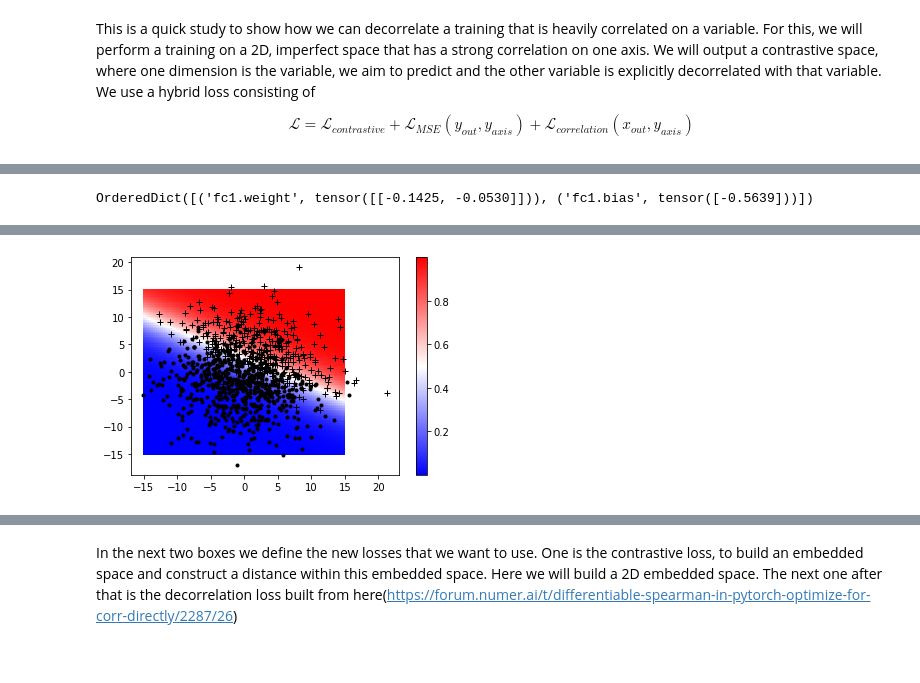
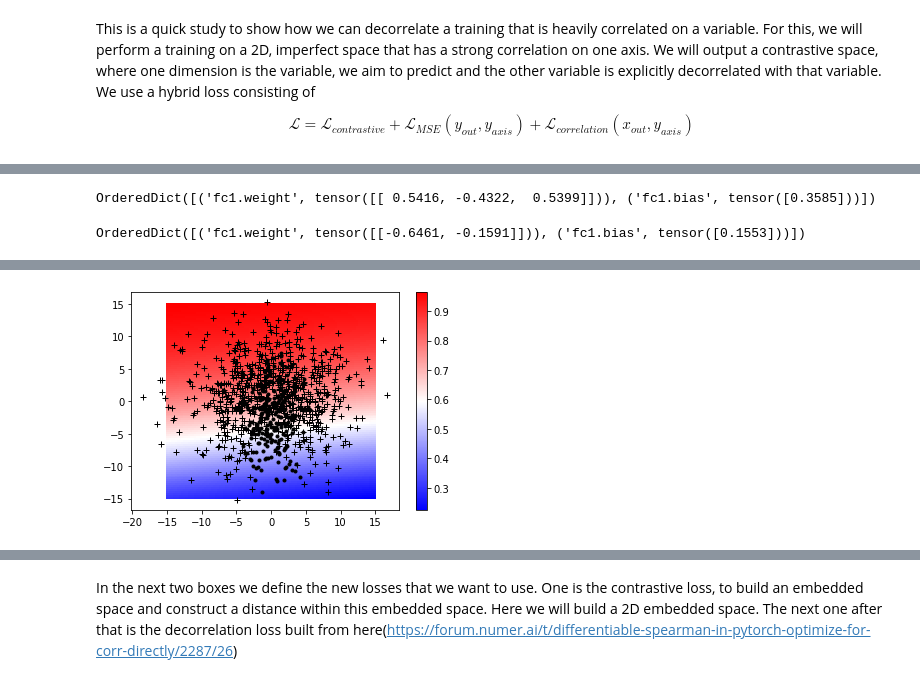
Before and after one commit to jeffkrupa/ContraDecorr, a Jupyter notebook: ContrastiveCorr.ipynb, the cells around one changed output, grey strips where cells are left out. Saved outputs shown, nothing was run; the diff lists cells and outputs as text; code cells hidden in the pictures.

```diff
--- a/ContrastiveCorr.ipynb
+++ b/ContrastiveCorr.ipynb
@@ -11,30 +11,42 @@ npoints=1000
 #define points
 x1 = np.random.normal(0, 5, npoints) #mean, sigma, num_points
 x2 = np.random.normal(0, 5, npoints)
+x3 = np.random.normal(0, 5, npoints)
 
 #make a discriminator between two samples that is largely y-based (small x-y slope)
-mask_pos = x2 > (2. - 0.5*x1)
-mask_neg = x2 <= (2. - 0.5*x1)
+mask_pos = x2 >  (3. - x1*x1+x3)
+mask_neg = x2 <= (3. - x1*x1+x3)
 
 #now smear
-noise = 2. #sets the noise scale
+noise = 0. #sets the noise scale
 x1noise = np.random.normal(0, noise, npoints)
 x2noise = np.random.normal(0, noise, npoints)
+x3noise = np.random.normal(0, noise, npoints)
 x1 = x1 + x1noise
 x2 = x2 + x2noise
+x3 = x3 + x3noise
 
 # lets define a true boundary between the two classes
 x1_pos = x1[mask_pos]
 x2_pos = x2[mask_pos]
+x3_pos = x3[mask_pos]
 x1_neg = x1[mask_neg]
 x2_neg = x2[mask_neg]
+x3_neg = x3[mask_neg]
 
 #plot the lot
 plt.plot(x1_pos, x2_pos, 'r+')
 plt.plot(x1_neg, x2_neg, 'b.')
-x_list = [np.concatenate((x1_pos,x1_neg)),np.concatenate((x2_pos,x2_neg))]
+x_list = [np.concatenate((x1_pos,x1_neg)),np.concatenate((x2_pos,x2_neg)),np.concatenate((x3_pos,x3_neg))]
 y_list = [1.]*len(x1_pos) + [-1.]*len(x1_neg)
 #y_list = [1.]*len(x1_pos) + [0]*len(x1_neg)
+plt.show()
 
+plt.plot(x1_pos, x3_pos, 'r+')
+plt.plot(x1_neg, x3_neg, 'b.')
 plt.show()
+
+plt.plot(x2_pos, x3_pos, 'r+')
+plt.plot(x2_neg, x3_neg, 'b.')
+plt.show()
 # %% [output]
@@ -46,7 +60,7 @@ import torch
 class simple_MLP(torch.nn.Module):
     def __init__(self):
         super().__init__()
-        self.fc1 = torch.nn.Linear(2,1)
+        self.fc1 = torch.nn.Linear(3,1)
         self.output = torch.nn.Sigmoid()
 
     def forward(self, x):
@@ -58,7 +72,27 @@ class simple_MLP(torch.nn.Module):
 simple_model = simple_MLP()
 print(simple_model.state_dict())
 # %% [output]
-OrderedDict([('fc1.weight', tensor([[-0.1425, -0.0530]])), ('fc1.bias', tensor([-0.5639]))])
+OrderedDict([('fc1.weight', tensor([[ 0.5416, -0.4322,  0.5399]])), ('fc1.bias', tensor([0.3585]))])
+# %%
+#now lets separate these guys with an NN to start with
+import torch
+
+class simple_MLP_N1(torch.nn.Module):
+    def __init__(self):
+        super().__init__()
+        self.fc1 = torch.nn.Linear(2,1)
+        self.output = torch.nn.Sigmoid()
+
+    def forward(self, x):
+        x = self.fc1(x)
+        x = self.output(x)
+        return x
+
+
+simple_model_n1 = simple_MLP_N1()
+print(simple_model_n1.state_dict())
+# %% [output]
+OrderedDict([('fc1.weight', tensor([[-0.6461, -0.1591]])), ('fc1.bias', tensor([0.1553]))])
 # %%
 #Loss (Binary croos entry)
 simple_criterion = torch.nn.BCELoss()
@@ -66,7 +100,7 @@ simple_optimizer = torch.optim.Adam(simple_model.parameters(), lr=0.01)
 simple_history = {'loss':[]}
 
 #formatting crap
-x_list_np = np.transpose(np.vstack((x_list[0],x_list[1])))
+x_list_np = np.transpose(np.vstack((x_list[0],x_list[1],x_list[2])))
 y_list_np = (np.array(y_list)+1)/2
 x_torch=torch.from_numpy(x_list_np).float()
 y_torch=torch.from_numpy(y_list_np.reshape(npoints,1)).float()
@@ -92,7 +126,10 @@ print('Finished Training')
 x1_list = np.linspace(-15., 15., 100)
 x2_list = np.linspace(-15., 15., 100)
 x1_grid, x2_grid  = np.meshgrid(x1_list, x2_list)
-x_grid_np = np.transpose(np.vstack((x1_grid.flatten(),x2_grid.flatten())))
+x3_list = np.zeros(len(x2_grid.flatten()))
+x_grid_np = np.transpose(np.vstack((x1_grid.flatten(),x2_grid.flatten(),x3_list)))
+print(x_grid_np)
+#x_grid_np = np.transpose(np.vstack((x1_grid.flatten(),x2_grid,x3_list)))
 x_torch=torch.from_numpy(x_grid_np).float()
 h_grid = simple_model(x_torch)
 h_grid=h_grid.detach().numpy()
@@ -126 +163 @@ Finished Training
-[figure, old version]
+[figure, new version]
```
Also changed, not shown: parts of 9 cells of this notebook, 2 other files.
